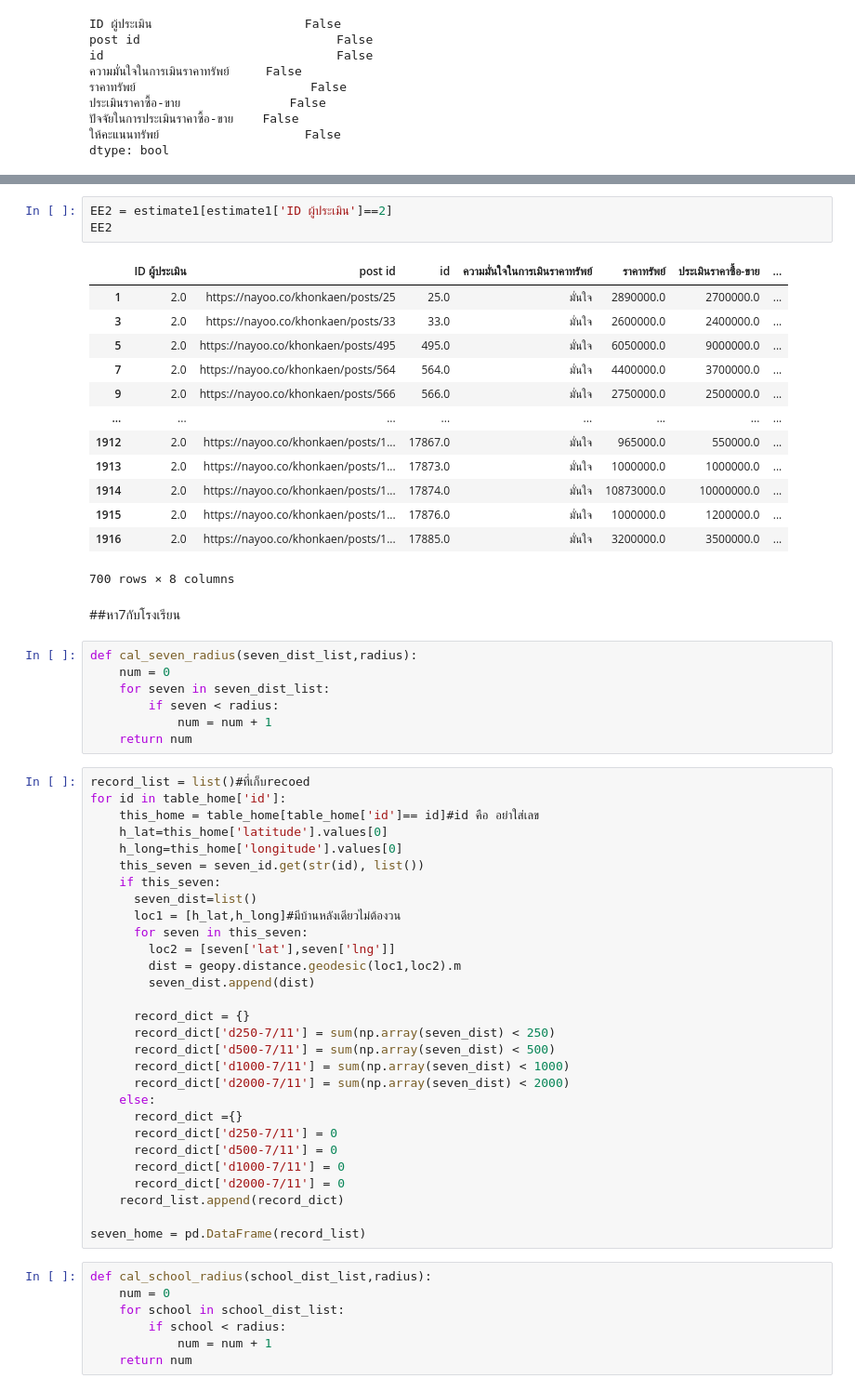
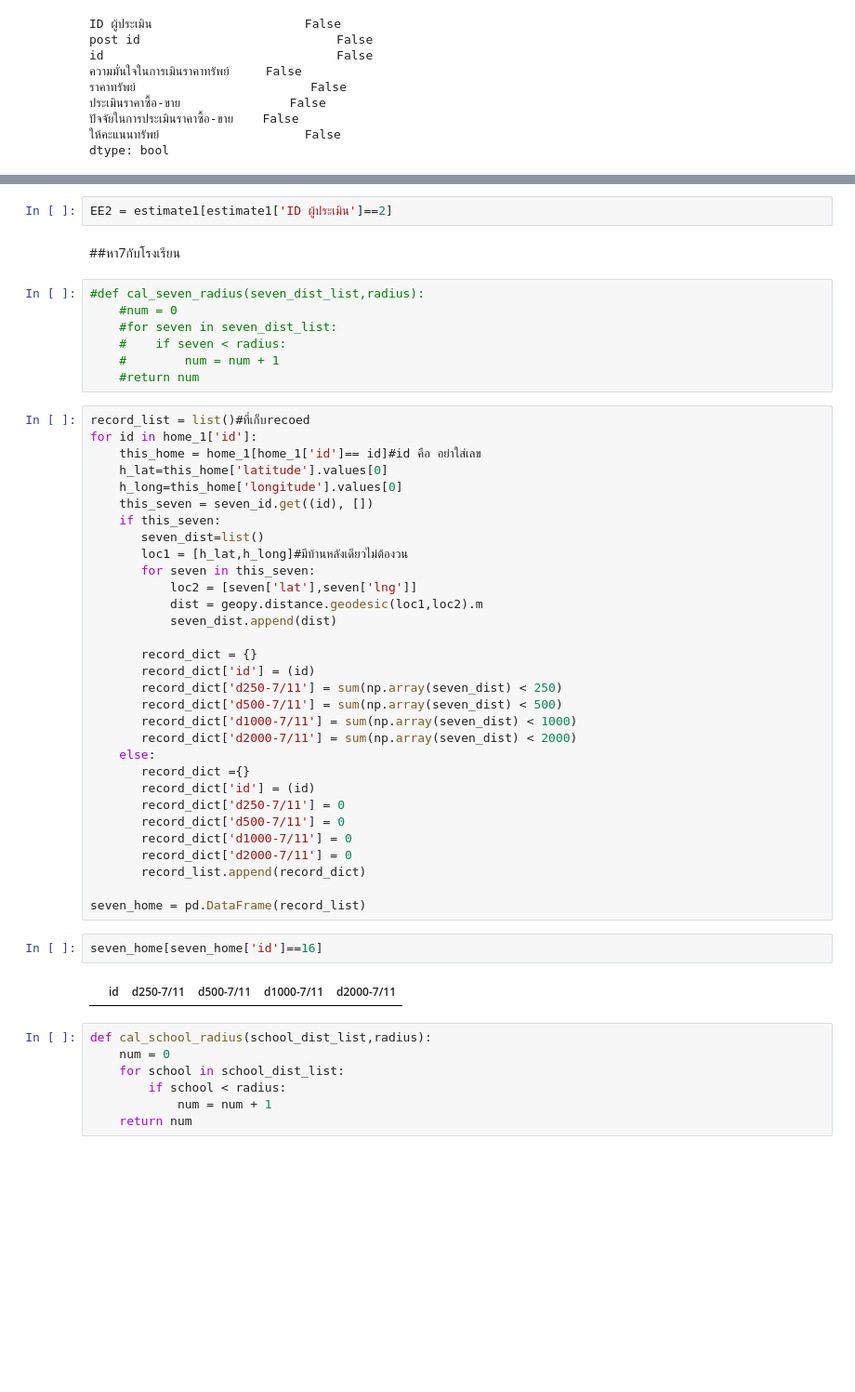
Before and after one commit to TungSoPon/bsc_dpdm22, a Jupyter notebook: midterm_dpdm22.ipynb, the cells around one changed output, grey strips where cells are left out. Shown at 93% size. Cells and saved outputs as stored; diff of their text form; blank space fills up the shorter version.

```diff
--- a/midterm_dpdm22.ipynb
+++ b/midterm_dpdm22.ipynb
@@ -301,58 +265,49 @@ EE1
 # %%
 EE2 = estimate1[estimate1['ID ผู้ประเมิน']==2]
-EE2
-# %% [output]
-|  | ID ผู้ประเมิน | post id | id | ความมั่นใจในการเมินราคาทรัพย์ | ราคาทรัพย์ | ประเมินราคาซื้อ-ขาย | ... |
-| 1 | 2.0 | https://nayoo.co/khonkaen/posts/25 | 25.0 | มั่นใจ | 2890000.0 | 2700000.0 | ... |
-| 3 | 2.0 | https://nayoo.co/khonkaen/posts/33 | 33.0 | มั่นใจ | 2600000.0 | 2400000.0 | ... |
-| 5 | 2.0 | https://nayoo.co/khonkaen/posts/495 | 495.0 | มั่นใจ | 6050000.0 | 9000000.0 | ... |
-| 7 | 2.0 | https://nayoo.co/khonkaen/posts/564 | 564.0 | มั่นใจ | 4400000.0 | 3700000.0 | ... |
-| 9 | 2.0 | https://nayoo.co/khonkaen/posts/566 | 566.0 | มั่นใจ | 2750000.0 | 2500000.0 | ... |
-| ... | ... | ... | ... | ... | ... | ... | ... |
-| 1912 | 2.0 | https://nayoo.co/khonkaen/posts/1... | 17867.0 | มั่นใจ | 965000.0 | 550000.0 | ... |
-| 1913 | 2.0 | https://nayoo.co/khonkaen/posts/1... | 17873.0 | มั่นใจ | 1000000.0 | 1000000.0 | ... |
-| 1914 | 2.0 | https://nayoo.co/khonkaen/posts/1... | 17874.0 | มั่นใจ | 10873000.0 | 10000000.0 | ... |
-| 1915 | 2.0 | https://nayoo.co/khonkaen/posts/1... | 17876.0 | มั่นใจ | 1000000.0 | 1200000.0 | ... |
-| 1916 | 2.0 | https://nayoo.co/khonkaen/posts/1... | 17885.0 | มั่นใจ | 3200000.0 | 3500000.0 | ... |
-700 rows × 8 columns
 # %% [markdown]
 ##หา7กับโรงเรียน
 # %%
-def cal_seven_radius(seven_dist_list,radius):
-    num = 0
-    for seven in seven_dist_list:
-        if seven < radius:
-            num = num + 1
-    return num
+#def cal_seven_radius(seven_dist_list,radius):
+    #num = 0
+    #for seven in seven_dist_list:
+    #    if seven < radius:
+    #        num = num + 1
+    #return num
 # %%
 record_list = list()#ที่เก็บrecoed
-for id in table_home['id']:
-    this_home = table_home[table_home['id']== id]#id คือ อย่าใส่เลข
+for id in home_1['id']:
+    this_home = home_1[home_1['id']== id]#id คือ อย่าใส่เลข
     h_lat=this_home['latitude'].values[0]
     h_long=this_home['longitude'].values[0]
-    this_seven = seven_id.get(str(id), list())
+    this_seven = seven_id.get((id), [])
     if this_seven:
-      seven_dist=list()
-      loc1 = [h_lat,h_long]#มีบ้านหลังเดียวไม่ต้องวน
-      for seven in this_seven:
-        loc2 = [seven['lat'],seven['lng']]
-        dist = geopy.distance.geodesic(loc1,loc2).m
-        seven_dist.append(dist)
+       seven_dist=list()
+       loc1 = [h_lat,h_long]#มีบ้านหลังเดียวไม่ต้องวน
+       for seven in this_seven:
+           loc2 = [seven['lat'],seven['lng']]
+           dist = geopy.distance.geodesic(loc1,loc2).m
+           seven_dist.append(dist)
 
-      record_dict = {}
-      record_dict['d250-7/11'] = sum(np.array(seven_dist) < 250)
-      record_dict['d500-7/11'] = sum(np.array(seven_dist) < 500)
-      record_dict['d1000-7/11'] = sum(np.array(seven_dist) < 1000)
-      record_dict['d2000-7/11'] = sum(np.array(seven_dist) < 2000)
+       record_dict = {}
+       record_dict['id'] = (id)
+       record_dict['d250-7/11'] = sum(np.array(seven_dist) < 250)
+       record_dict['d500-7/11'] = sum(np.array(seven_dist) < 500)
+       record_dict['d1000-7/11'] = sum(np.array(seven_dist) < 1000)
+       record_dict['d2000-7/11'] = sum(np.array(seven_dist) < 2000)
     else:
-      record_dict ={}
-      record_dict['d250-7/11'] = 0
-      record_dict['d500-7/11'] = 0
-      record_dict['d1000-7/11'] = 0
-      record_dict['d2000-7/11'] = 0
-    record_list.append(record_dict)
+       record_dict ={}
+       record_dict['id'] = (id)
+       record_dict['d250-7/11'] = 0
+       record_dict['d500-7/11'] = 0
+       record_dict['d1000-7/11'] = 0
+       record_dict['d2000-7/11'] = 0
+       record_list.append(record_dict)
 
 seven_home = pd.DataFrame(record_list)
+# %%
+seven_home[seven_home['id']==16]
+# %% [output]
+|  | id | d250-7/11 | d500-7/11 | d1000-7/11 | d2000-7/11 |
 # %%
 def cal_school_radius(school_dist_list,radius):
     num = 0
```
Also changed, not shown: parts of 27 cells of this notebook.
